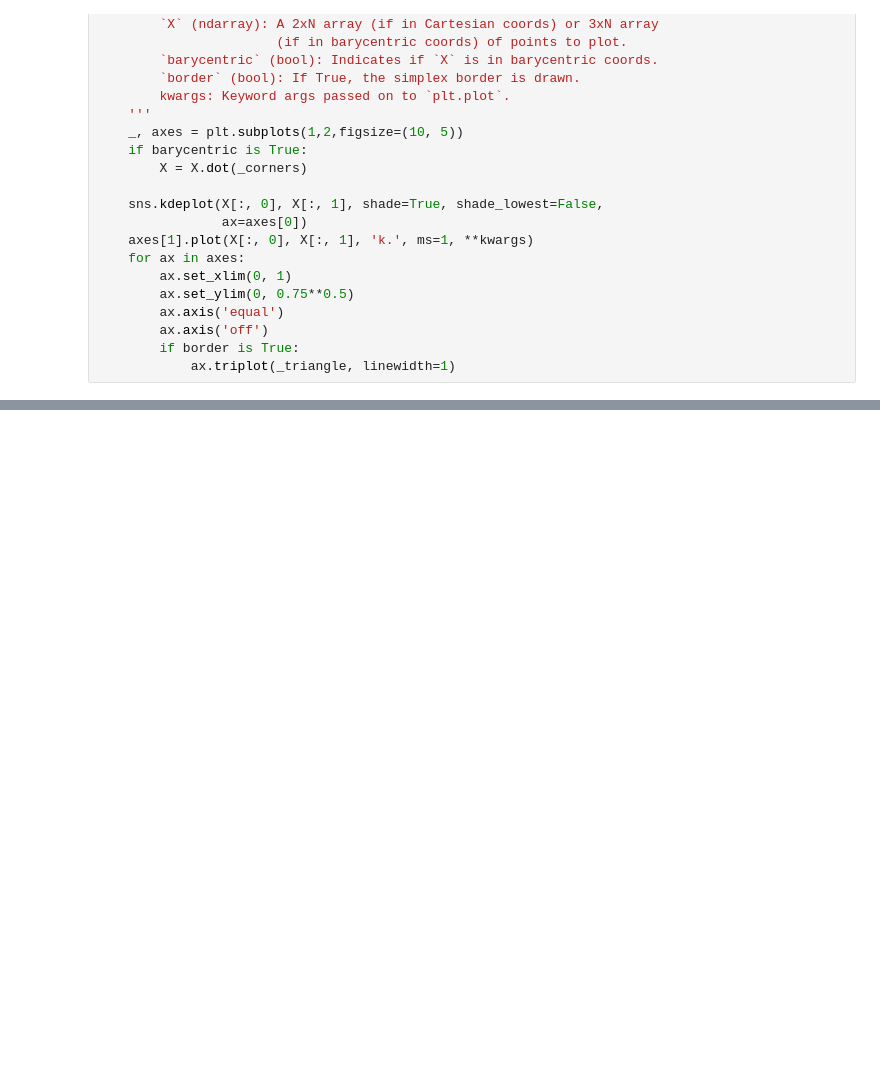
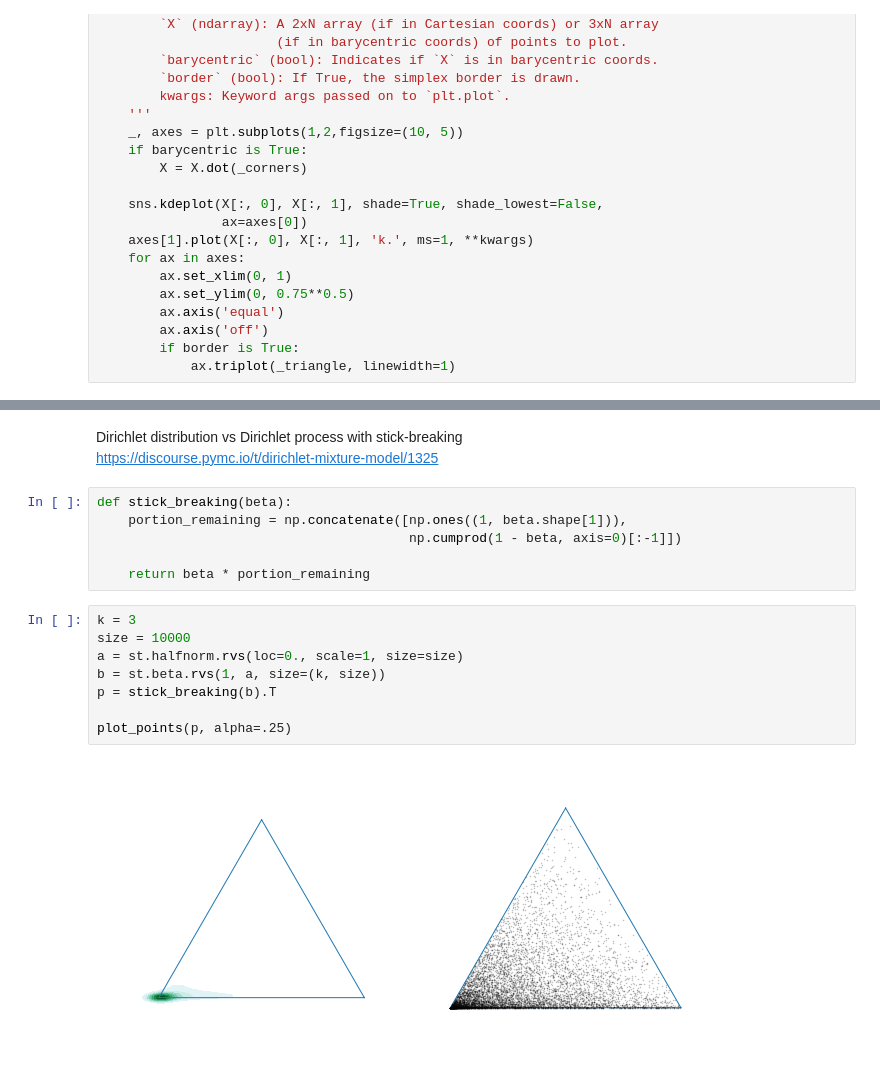
Before and after one commit to junpenglao/Planet_Sakaar_Data_Science, a Jupyter notebook: Miscellaneous/Softmax normal compare with Dirichlet.ipynb, the cells around one changed output, grey strips where cells are left out. Cells and saved outputs as stored; diff of their text form; blank space fills up the shorter version.

Commit message:
dirichlet distribution vs stick-breaking

```diff
--- a/Miscellaneous/Softmax normal compare with Dirichlet.ipynb
+++ b/Miscellaneous/Softmax normal compare with Dirichlet.ipynb
@@ -114,0 +115,19 @@ plot_points(p, alpha=.25)
+# %% [markdown]
+Dirichlet distribution vs Dirichlet process with stick-breaking
+https://discourse.pymc.io/t/dirichlet-mixture-model/1325
+# %%
+def stick_breaking(beta):
+    portion_remaining = np.concatenate([np.ones((1, beta.shape[1])),
+                                        np.cumprod(1 - beta, axis=0)[:-1]])
+
+    return beta * portion_remaining
+# %%
+k = 3
+size = 10000
+a = st.halfnorm.rvs(loc=0., scale=1, size=size)
+b = st.beta.rvs(1, a, size=(k, size))
+p = stick_breaking(b).T
+
+plot_points(p, alpha=.25)
+# %% [output]
+[figure, added]
```
Also changed, not shown: parts of 12 cells of this notebook.
